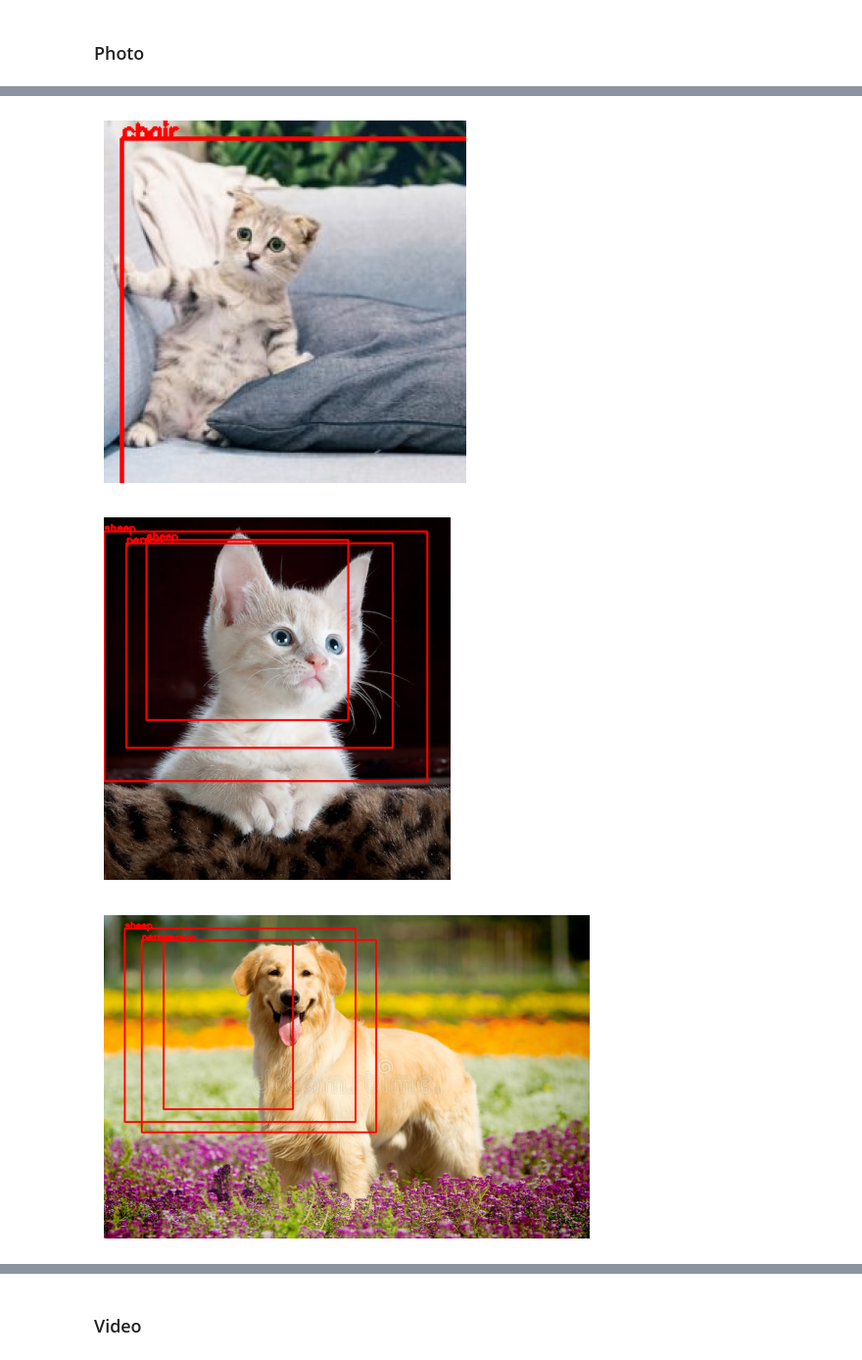
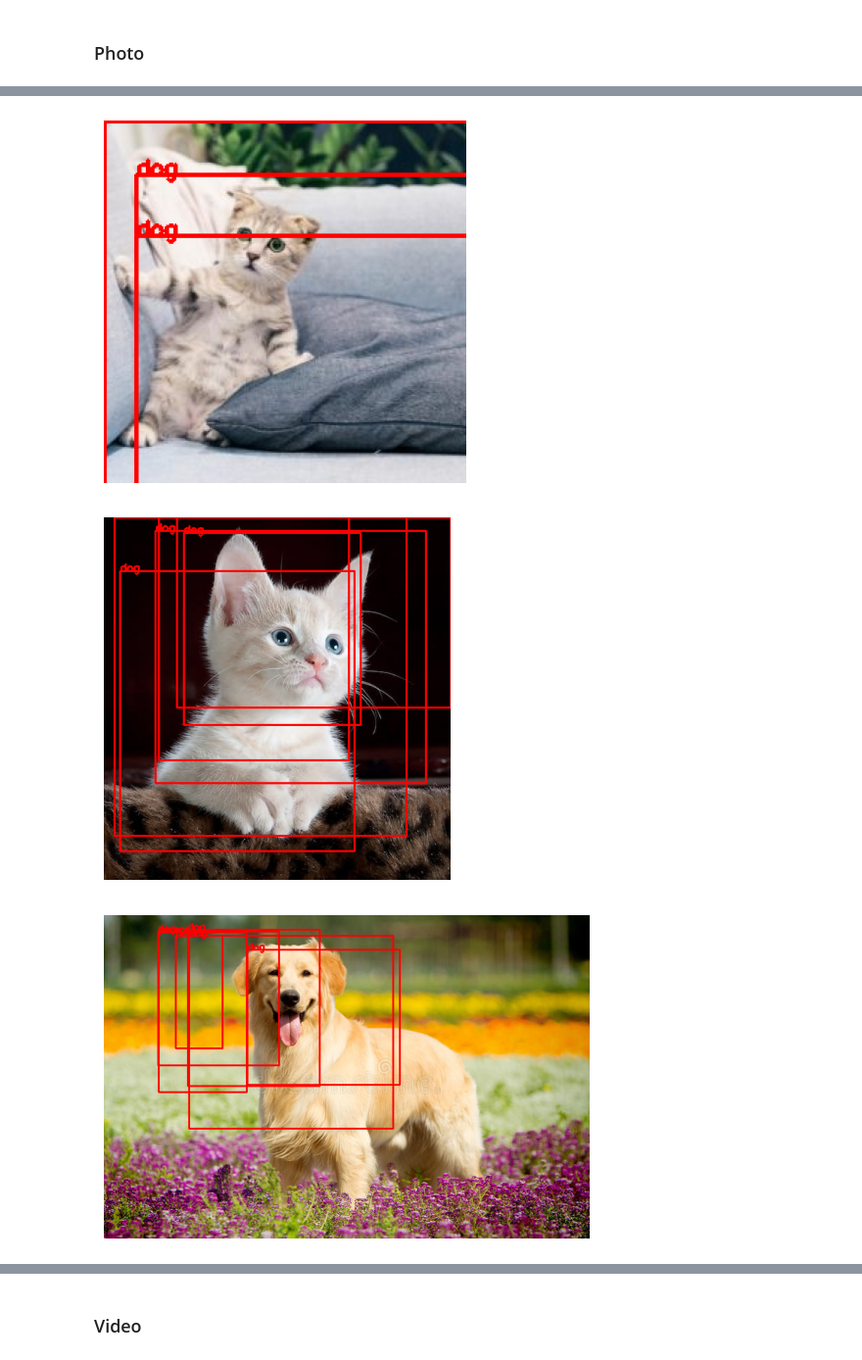
Before and after one commit to M1kE01/FasterRCNN-for-video-data, a Jupyter notebook: VideoObjectRecognition.ipynb, the cells around one changed output, grey strips where cells are left out. Shown at 98% size. Drawn from its saved outputs; the diff is of its cells as text; code cells hidden in the pictures.

Commit message:
Used a better model

```diff
--- a/VideoObjectRecognition.ipynb
+++ b/VideoObjectRecognition.ipynb
@@ -447,16 +447,18 @@ import matplotlib.pyplot as plt
 import cv2
 import torch
 
-def predict_image(image_path, model, transform, threshold=0.14):
+inverse_label_map = {v: k for k, v in label_map.items()}
+
+def predict_image(image_path, model, transform, device, threshold=0.6):
     # Read and preprocess the image
     image = cv2.cvtColor(cv2.imread(image_path), cv2.COLOR_BGR2RGB)
-    image_tensor = transform(image).unsqueeze(0).to(trainer.device)  # Add batch dimension and send to device
+    image_tensor = transform(image).unsqueeze(0).to(device)  # Send to device
+
 
     # Make predictions
     model.eval()
     with torch.no_grad():
         prediction = model(image_tensor)
-    print(prediction)
 
     # Visualize predictions
     image_with_boxes = image.copy()
@@ -465,7 +467,8 @@ def predict_image(image_path, model, transform, threshold=0.14):
             # Convert tensor box coordinates to integer values
             x1, y1, x2, y2 = map(int, box)
             cv2.rectangle(image_with_boxes, (x1, y1), (x2, y2), (255,0,0), 2)
-            cv2.putText(image_with_boxes, str(label.item()), (x1, y1), cv2.FONT_HERSHEY_SIMPLEX, 0.5, (255,0,0), 2)
+            # Use the inverse_label_map to get the class name from the predicted label
+            cv2.putText(image_with_boxes, inverse_label_map[label.item()], (x1, y1), cv2.FONT_HERSHEY_SIMPLEX, 0.5, (255,0,0), 2)
 
     plt.imshow(image_with_boxes)
     plt.axis('off')
@@ -482,12 +485,12 @@ model.eval()  # Ensure the model is in evaluation mode
 
 # Usage:
 image_path = 'cat_1.jpg'
-predict_image(image_path, trainer.model, transform)
+predict_image(image_path, trainer.model, transform, device)
 image_path = 'cat_2.jpeg'
-predict_image(image_path, trainer.model, transform)
+predict_image(image_path, trainer.model, transform, device)
 image_path = 'dog.jpg'
-predict_image(image_path, trainer.model, transform)
+predict_image(image_path, trainer.model, transform, device)
 image_path = 'dog_6.jpg'
-predict_image(image_path, trainer.model, transform)
+predict_image(image_path, trainer.model, transform, device)
 # %% [output]
 Drive already mounted at /content/drive; to attempt to forcibly remount, call drive.mount("/content/drive", force_remount=True).
@@ -553,34 +517,34 @@ def predict_image(image_path, model, transform, device, threshold=0.14):  # Add
     image_with_boxes = image.copy()
     for box, label, score in zip(prediction[0]['boxes'], prediction[0]['labels'], prediction[0]['scores']):
         if score > threshold:
             # Convert tensor box coordinates to integer values
             x1, y1, x2, y2 = map(int, box)
             cv2.rectangle(image_with_boxes, (x1, y1), (x2, y2), (255,0,0), 2)
             # Use the inverse_label_map to get the class name from the predicted label
             cv2.putText(image_with_boxes, inverse_label_map[label.item()], (x1, y1), cv2.FONT_HERSHEY_SIMPLEX, 0.5, (255,0,0), 2)
 
     plt.imshow(image_with_boxes)
     plt.axis('off')
     plt.show()
 
 
 from google.colab import drive
 device = torch.device('cuda')
-model_path = '/content/drive/MyDrive/model_weights_with_resnet50.pth'
+model_path = '/content/drive/MyDrive/model_weights_well_pretrained.pth'
 model.load_state_dict(torch.load(model_path))
 model.to(device)
 model.eval()  # Ensure the model is in evaluation mode
 
 # Usage:
 image_path = 'cat_1.jpg'
 predict_image(image_path, trainer.model, transform, device)  # Pass device here
 image_path = 'cat_2.jpeg'
 predict_image(image_path, trainer.model, transform, device)  # Pass device here
 image_path = 'dog.jpg'
 predict_image(image_path, trainer.model, transform, device)  # Pass device here
 image_path = 'dog_6.jpg'
 predict_image(image_path, trainer.model, transform, device)  # Pass device here
 # %% [output]
-[figure, old version]
+[figure, new version]
-[figure, old version]
+[figure, new version]
-[figure, old version]
+[figure, new version]
```
Also changed, not shown: parts of 3 cells of this notebook.
